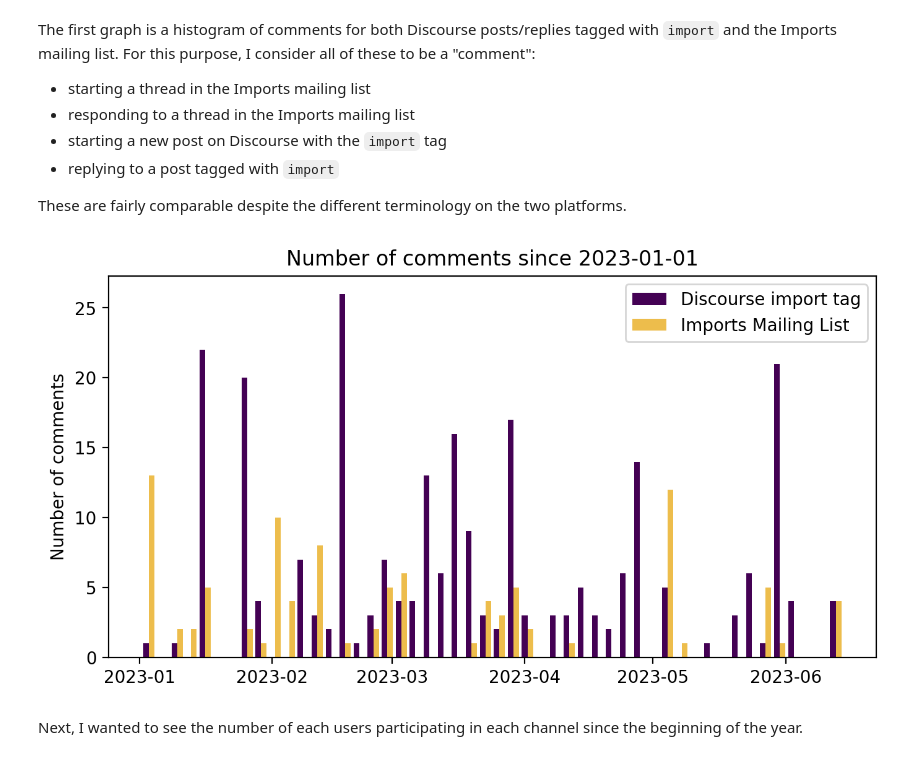
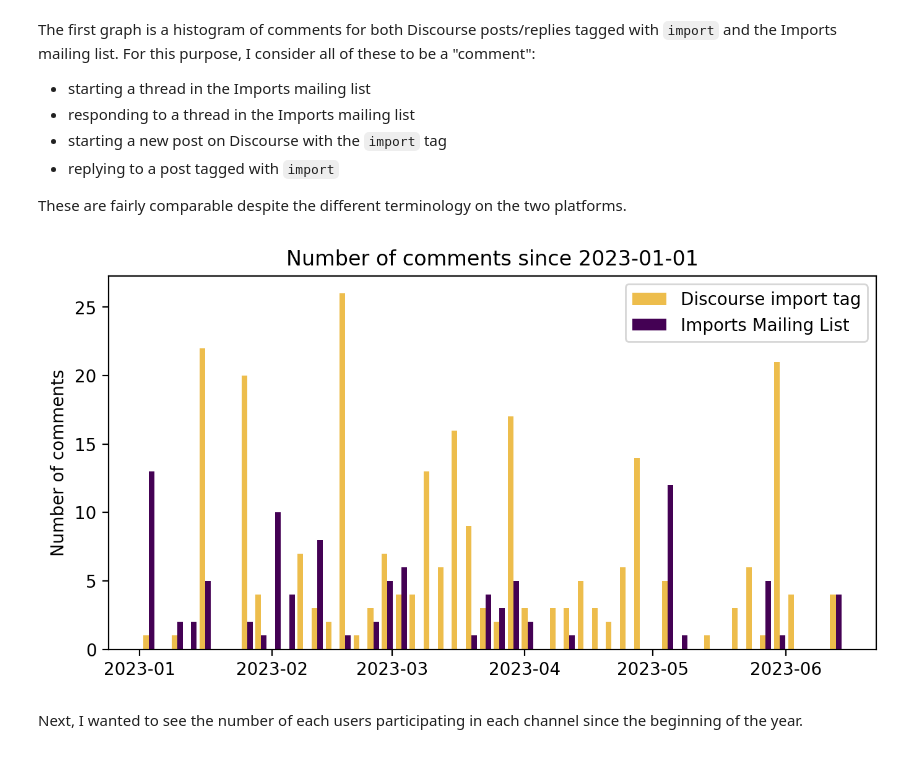
Before and after one commit to wcedmisten/osm-import-comms-graphs, a Jupyter notebook: analysis.ipynb, the cells around one changed output. Drawn from its saved outputs; the diff is of its cells as text; code cells hidden in the pictures.

Commit message:
Fix histogram colors

```diff
--- a/analysis.ipynb
+++ b/analysis.ipynb
@@ -89,13 +89,13 @@ For this purpose, I consider all of these to be a "comment":
 These are fairly comparable despite the different terminology on the two platforms.
 # %%
 plt.figure(figsize=(8,4), dpi=200)
-plt.hist([discourse_df['date'], mailing_df['date']], bins=50, color=[MAILING_COLOR, DISCOURSE_COLOR], label=["Discourse import tag", "Imports Mailing List"])
+plt.hist([discourse_df['date'], mailing_df['date']], bins=50, color=[DISCOURSE_COLOR, MAILING_COLOR], label=["Discourse import tag", "Imports Mailing List"])
 plt.legend()
 plt.title("Number of comments since 2023-01-01")
 plt.ylabel("Number of comments")
 plt.show()
 # %% [output]
-[figure, old version]
+[figure, new version]
 # %% [markdown]
 Next, I wanted to see the number of each users participating in each channel since the beginning of the year.
 # %%
```
Also changed, not shown: parts of 2 cells of this notebook.
